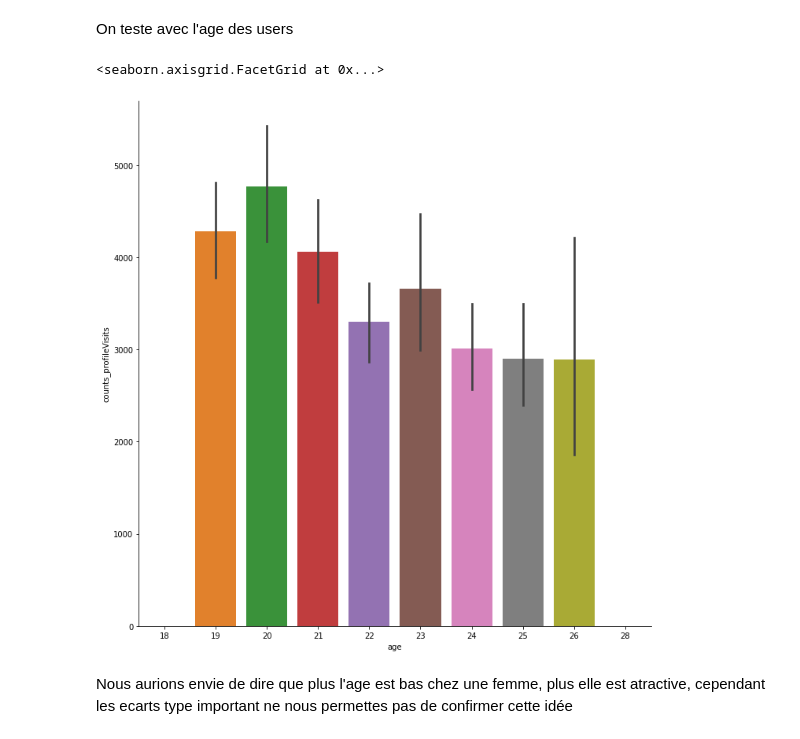
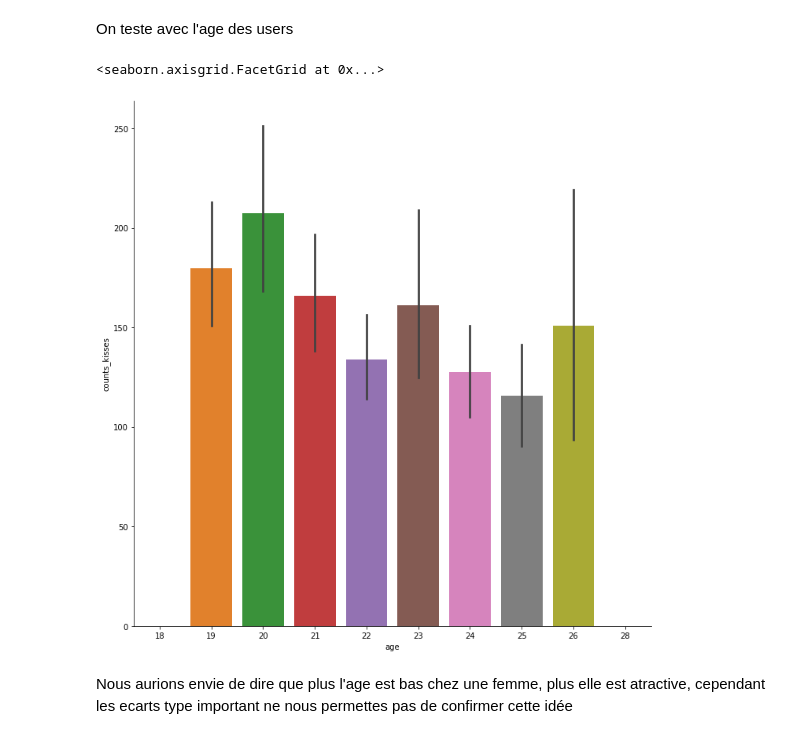
Before and after one commit to samiHEL/DA_Attractivite, a Jupyter notebook: DA_HELLA_SAMI_Attractivité.ipynb, the cells around one changed output. Cells and saved outputs as stored; diff of their text form; code cells hidden in the pictures.

```diff
--- a/DA_HELLA_SAMI_Attractivité.ipynb
+++ b/DA_HELLA_SAMI_Attractivité.ipynb
@@ -157,12 +161,12 @@ pas interessant car ecart type trop important
 # %% [markdown]
 On teste avec l'age des users
 # %%
-df = pd.DataFrame(data=data, columns=['age','counts_profileVisits'])
+df = pd.DataFrame(data=data, columns=['age','counts_kisses'])
 df["age"].replace({27: 26}, inplace=True)
-seaborn.catplot(x="age", y="counts_profileVisits", data= df, kind="bar", height=10)
+seaborn.catplot(x="age", y="counts_kisses", data= df, kind="bar", height=10)
 # %% [output]
 <seaborn.axisgrid.FacetGrid at 0x...>
-[figure, old version]
+[figure, new version]
 # %% [markdown]
 Nous aurions envie de dire que plus l'age est bas chez une femme, plus elle est atractive, cependant les ecarts type important ne nous permettes pas de confirmer cette idée
 # %% [markdown]
```
Also changed, not shown: parts of 2 cells of this notebook.
